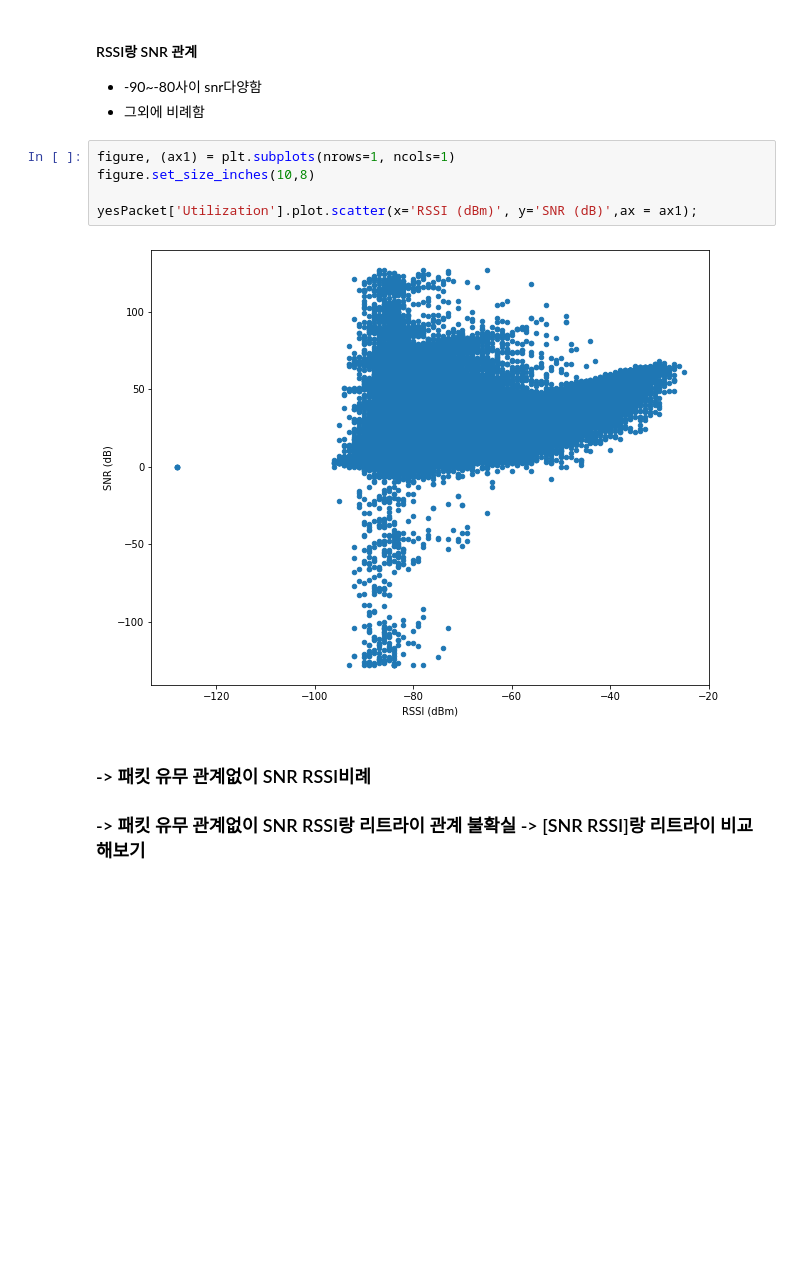
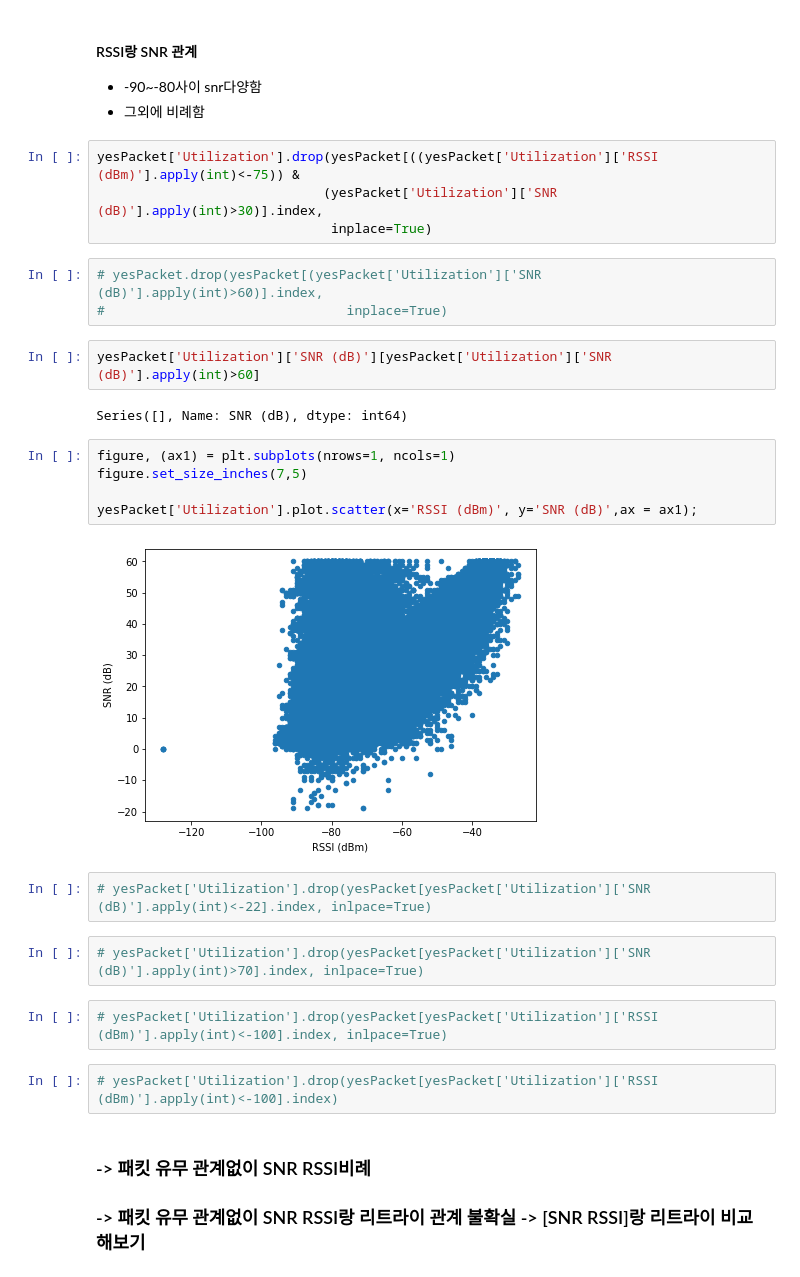
Before and after one commit to leeEunJooo/NetworkAssociation, a Jupyter notebook: view_data-eunju.ipynb, the cells around one changed output. Drawn from its saved outputs; the diff is of its cells as text; blank space fills up the shorter version.

```diff
--- a/view_data-eunju.ipynb
+++ b/view_data-eunju.ipynb
@@ -233,13 +233,32 @@ yesPacket['Utilization'].plot.scatter(x='RSSI (dBm)', y='Data Retries',ax = ax1)
 #### RSSI랑 SNR 관계
 - -90~-80사이 snr다양함
 - 그외에 비례함
+# %%
+yesPacket['Utilization'].drop(yesPacket[((yesPacket['Utilization']['RSSI (dBm)'].apply(int)<-75)) &
+                             (yesPacket['Utilization']['SNR (dB)'].apply(int)>30)].index,
+                              inplace=True)
+# %%
+# yesPacket.drop(yesPacket[(yesPacket['Utilization']['SNR (dB)'].apply(int)>60)].index,
+#                               inplace=True)
+# %%
+yesPacket['Utilization']['SNR (dB)'][yesPacket['Utilization']['SNR (dB)'].apply(int)>60]
+# %% [output]
+Series([], Name: SNR (dB), dtype: int64)
 # %%
 figure, (ax1) = plt.subplots(nrows=1, ncols=1)
-figure.set_size_inches(10,8)
+figure.set_size_inches(7,5)
 
 yesPacket['Utilization'].plot.scatter(x='RSSI (dBm)', y='SNR (dB)',ax = ax1);
 # %% [output]
-[figure, old version]
+[figure, new version]
+# %%
+# yesPacket['Utilization'].drop(yesPacket[yesPacket['Utilization']['SNR (dB)'].apply(int)<-22].index, inlpace=True)
+# %%
+# yesPacket['Utilization'].drop(yesPacket[yesPacket['Utilization']['SNR (dB)'].apply(int)>70].index, inlpace=True)
+# %%
+# yesPacket['Utilization'].drop(yesPacket[yesPacket['Utilization']['RSSI (dBm)'].apply(int)<-100].index, inlpace=True)
+# %%
+# yesPacket['Utilization'].drop(yesPacket[yesPacket['Utilization']['RSSI (dBm)'].apply(int)<-100].index)
 # %% [markdown]
 ### ->  패킷 유무 관계없이 SNR RSSI비례
 ### ->  패킷 유무 관계없이 SNR RSSI랑 리트라이 관계 불확실 ->  [SNR RSSI]랑 리트라이 비교해보기
```
Also changed, not shown: parts of 11 cells of this notebook.
